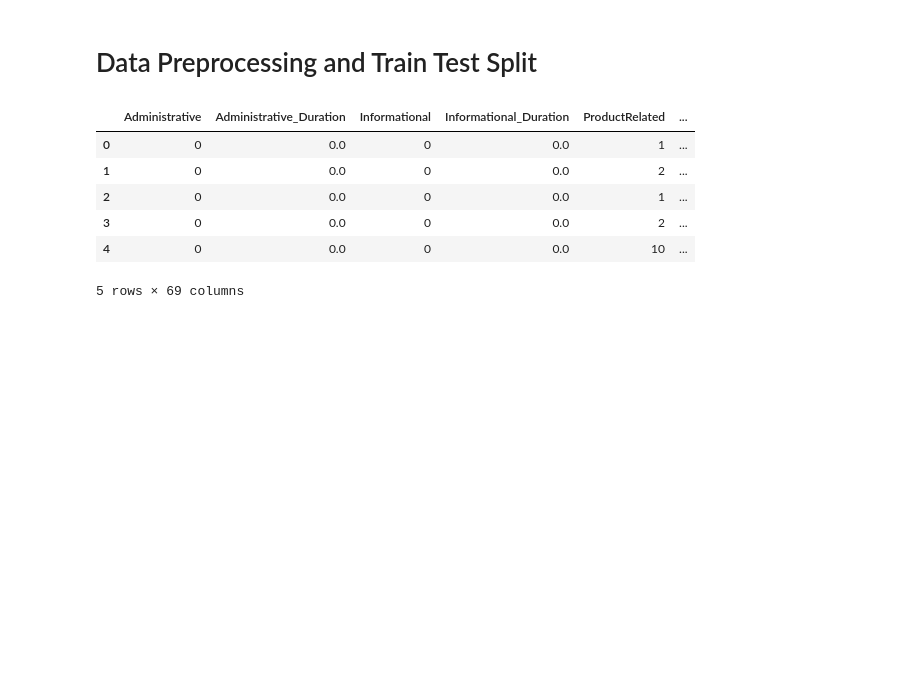
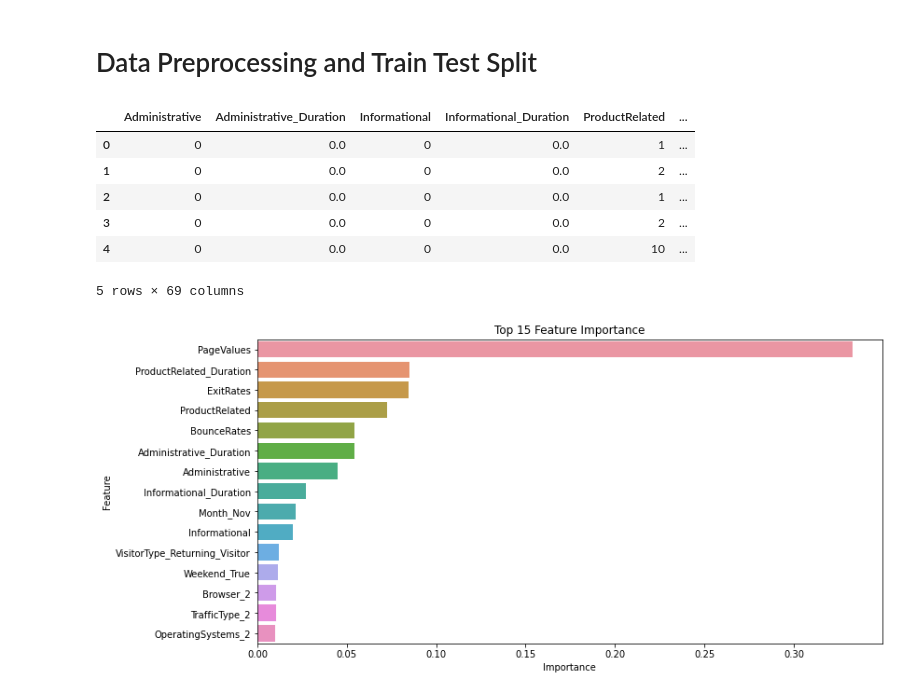
Before and after one commit to arnavhasija/ShopInsights, a Jupyter notebook: online-shopping-data-analysis.ipynb, the cells around one changed output. Saved outputs shown, nothing was run; the diff lists cells and outputs as text; code cells hidden in the pictures; blank space fills up the shorter version.

Commit message:
Add random forest feature importance plot

```diff
--- a/online-shopping-data-analysis.ipynb
+++ b/online-shopping-data-analysis.ipynb
@@ -165,3 +166,24 @@ y = df_encoded['Revenue']
 
 # Split the data into training and testing sets
 X_train, X_test, y_train, y_test = train_test_split(X, y, test_size=0.2, random_state=42)
+# %%
+model = RandomForestClassifier(random_state=42)
+model.fit(X_train, y_train)
+
+feature_importance = model.feature_importances_
+feature_names = X.columns
+feature_importance_df = pd.DataFrame({'Feature': feature_names, 'Importance': feature_importance})
+feature_importance_df = feature_importance_df.sort_values(by='Importance', ascending=False)
+
+
+# Select the top N features
+top_n = 15
+top_features = feature_importance_df.head(top_n)
+
+# Plot feature importance for the top N features
+plt.figure(figsize=(12, 6))
+sns.barplot(x='Importance', y='Feature', data=top_features)
+plt.title(f'Top {top_n} Feature Importance')
+plt.show()
+# %% [output]
+[figure, added]
```
Also changed, not shown: parts of 2 cells of this notebook.
